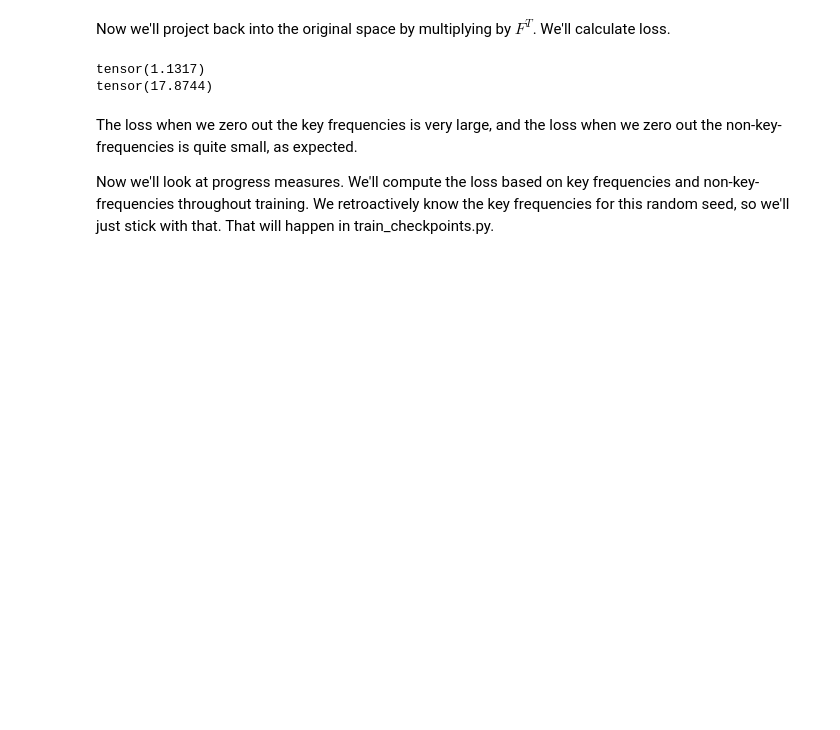
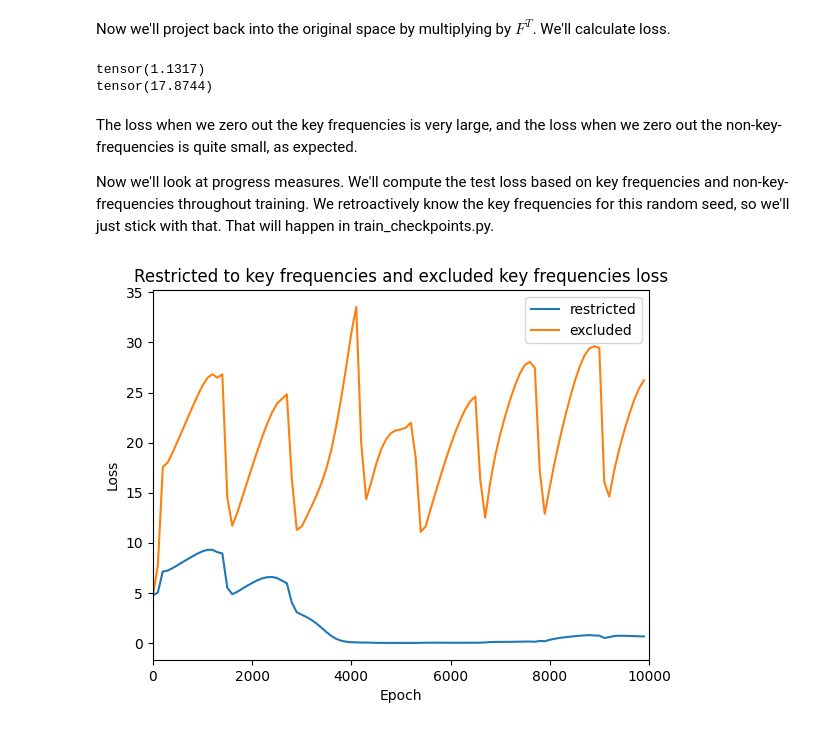
Before and after one commit to andrew-gong-wu/grokking-interp, a Jupyter notebook: analysis.ipynb, the cells around one changed output. Cells and saved outputs as stored; diff of their text form; code cells hidden in the pictures; blank space fills up the shorter version.

```diff
--- a/analysis.ipynb
+++ b/analysis.ipynb
@@ -414,4 +414,22 @@ tensor(17.8744)
 # %% [markdown]
 The loss when we zero out the key frequencies is very large, and the loss when we zero out the non-key-frequencies is quite small, as expected.
 
-Now we'll look at progress measures. We'll compute the loss based on key frequencies and non-key-frequencies throughout training. We retroactively know the key frequencies for this random seed, so we'll just stick with that. That will happen in train_checkpoints.py.
+Now we'll look at progress measures. We'll compute the test loss based on key frequencies and non-key-frequencies throughout training. We retroactively know the key frequencies for this random seed, so we'll just stick with that. That will happen in train_checkpoints.py.
+# %%
+checkpoints_data = np.load('checkpoints/logs_progress.npz')
+# %%
+restricted_loss = checkpoints_data['restricted_loss']
+excluded_loss = checkpoints_data['excluded_loss']
+x_val_checkpoints = range(0, 10000, 100)
+# %%
+plt.plot(x_val_checkpoints, restricted_loss, label = 'restricted')
+plt.plot(x_val_checkpoints, excluded_loss, label = 'excluded')
+plt.xlabel('Epoch')
+plt.ylabel('Loss')
+plt.title('Restricted to key frequencies and excluded key frequencies loss')
+plt.xlim(0,10000)
+plt.legend()
+plt.savefig('figures/checkpoints_loss.png')
+plt.show()
+# %% [output]
+[figure, added]
```
Also changed, not shown: parts of 2 cells of this notebook, 4 other files.
